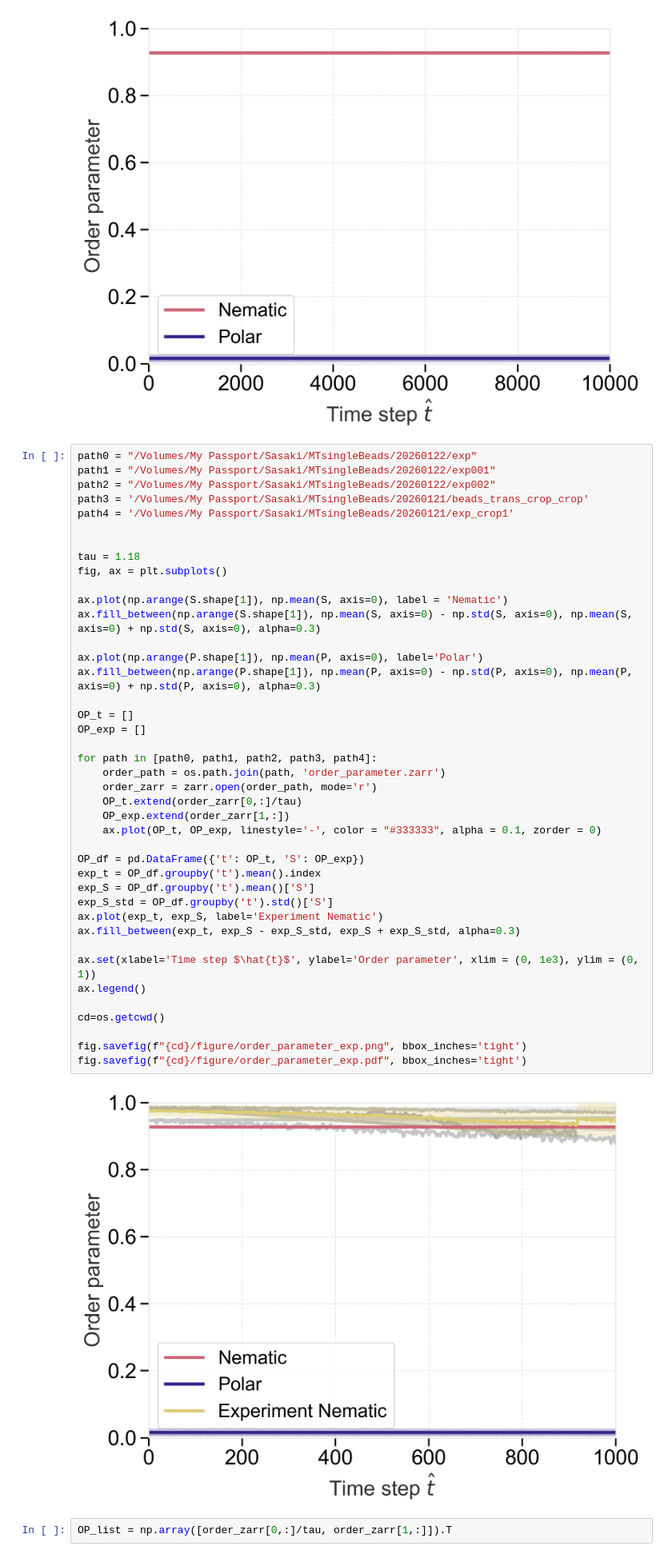
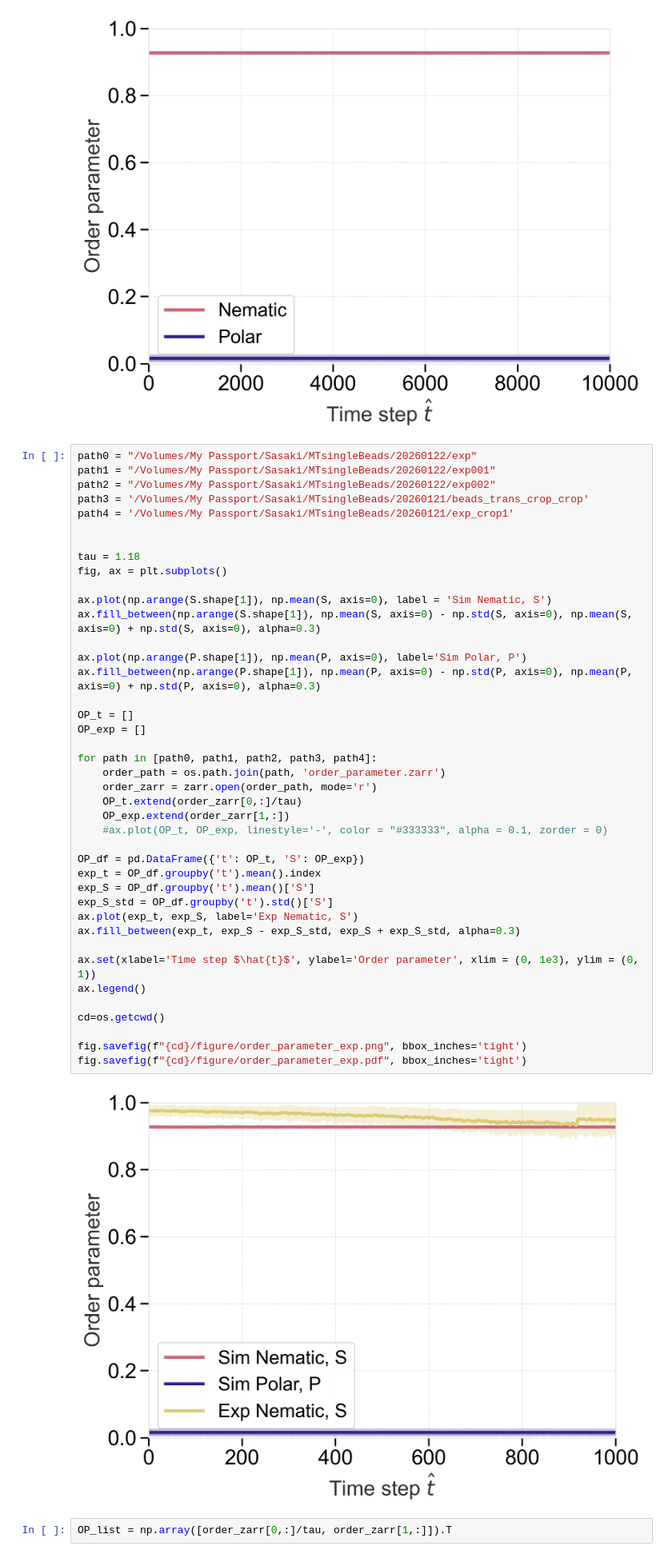
Before and after one commit to wppppupr/MTCargoSim, a Jupyter notebook: analysis/graph/order.ipynb, the cells around one changed output. Shown at 80% size. Drawn from its saved outputs; the diff is of its cells as text.

```diff
--- a/analysis/graph/order.ipynb
+++ b/analysis/graph/order.ipynb
@@ -73,38 +73,38 @@ path4 = '/Volumes/My Passport/Sasaki/MTsingleBeads/20260121/exp_crop1'
 tau = 1.18
 fig, ax = plt.subplots()
 
-ax.plot(np.arange(S.shape[1]), np.mean(S, axis=0), label = 'Nematic')
+ax.plot(np.arange(S.shape[1]), np.mean(S, axis=0), label = 'Sim Nematic, S')
 ax.fill_between(np.arange(S.shape[1]), np.mean(S, axis=0) - np.std(S, axis=0), np.mean(S, axis=0) + np.std(S, axis=0), alpha=0.3)
 
-ax.plot(np.arange(P.shape[1]), np.mean(P, axis=0), label='Polar')
+ax.plot(np.arange(P.shape[1]), np.mean(P, axis=0), label='Sim Polar, P')
 ax.fill_between(np.arange(P.shape[1]), np.mean(P, axis=0) - np.std(P, axis=0), np.mean(P, axis=0) + np.std(P, axis=0), alpha=0.3)
 
 OP_t = []
 OP_exp = []
 
 for path in [path0, path1, path2, path3, path4]:
     order_path = os.path.join(path, 'order_parameter.zarr')
     order_zarr = zarr.open(order_path, mode='r')
     OP_t.extend(order_zarr[0,:]/tau)
     OP_exp.extend(order_zarr[1,:])
-    ax.plot(OP_t, OP_exp, linestyle='-', color = "#333333", alpha = 0.1, zorder = 0)
+    #ax.plot(OP_t, OP_exp, linestyle='-', color = "#333333", alpha = 0.1, zorder = 0)
 
 OP_df = pd.DataFrame({'t': OP_t, 'S': OP_exp})
 exp_t = OP_df.groupby('t').mean().index
 exp_S = OP_df.groupby('t').mean()['S']
 exp_S_std = OP_df.groupby('t').std()['S']
-ax.plot(exp_t, exp_S, label='Experiment Nematic')
+ax.plot(exp_t, exp_S, label='Exp Nematic, S')
 ax.fill_between(exp_t, exp_S - exp_S_std, exp_S + exp_S_std, alpha=0.3)
 
 ax.set(xlabel='Time step $\hat{t}$', ylabel='Order parameter', xlim = (0, 1e3), ylim = (0, 1))
 ax.legend()
 
 cd=os.getcwd()
 
 fig.savefig(f"{cd}/figure/order_parameter_exp.png", bbox_inches='tight')
 fig.savefig(f"{cd}/figure/order_parameter_exp.pdf", bbox_inches='tight')
 # %% [output]
-[figure, old version]
+[figure, new version]
 # %%
 OP_list = np.array([order_zarr[0,:]/tau, order_zarr[1,:]]).T
 # %%
```
Also changed, not shown: 2 other files.
